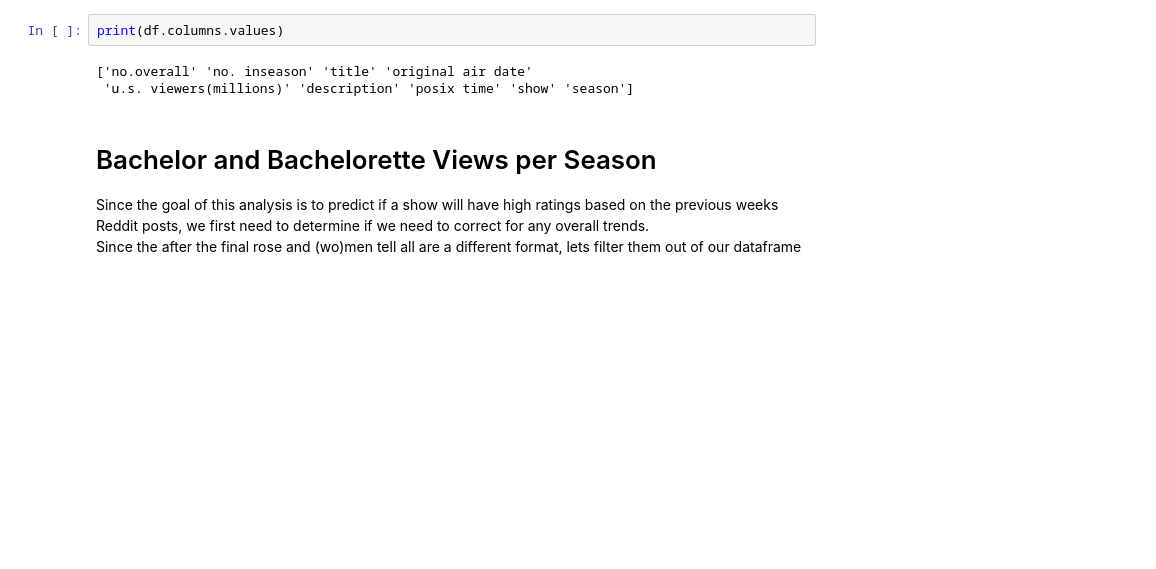
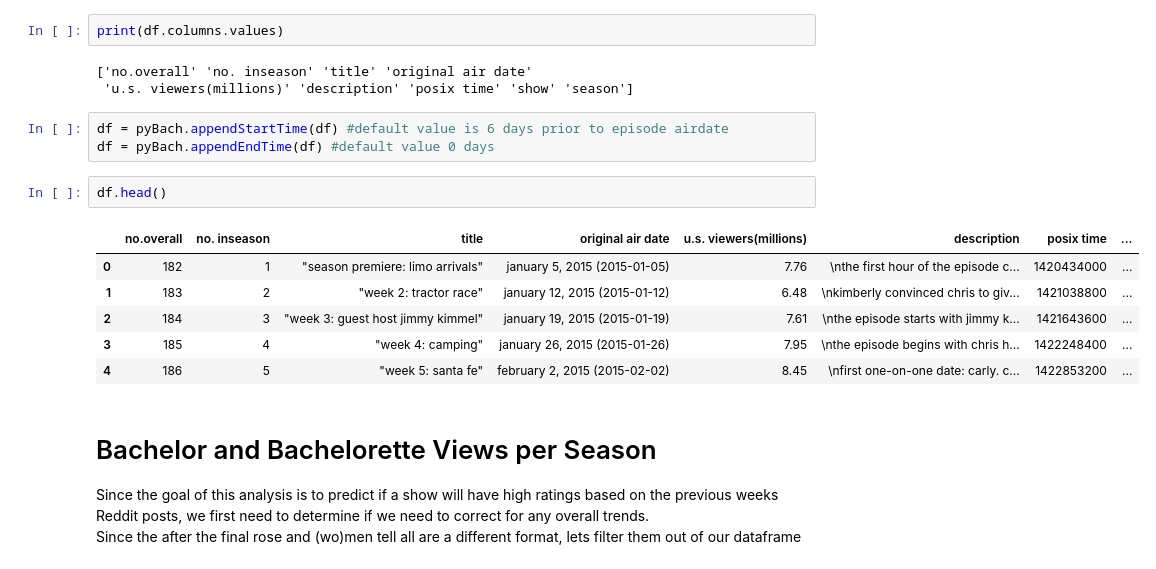
Before and after one commit to jlaw8504/alphaPRAW, a Jupyter notebook: Bachelor Analysis.ipynb, the cells around one changed output. Saved outputs shown, nothing was run; the diff lists cells and outputs as text; blank space fills up the shorter version.

```diff
--- a/Bachelor Analysis.ipynb
+++ b/Bachelor Analysis.ipynb
@@ -28,6 +28,18 @@ print(df.columns.values)
 # %% [output]
 ['no.overall' 'no. inseason' 'title' 'original air date'
  'u.s. viewers(millions)' 'description' 'posix time' 'show' 'season']
+# %%
+df = pyBach.appendStartTime(df) #default value is 6 days prior to episode airdate
+df = pyBach.appendEndTime(df) #default value 0 days
+# %%
+df.head()
+# %% [output]
+|  | no.overall | no. inseason | title | original air date | u.s. viewers(millions) | description | posix time | ... |
+| 0 | 182 | 1 | "season premiere: limo arrivals" | january 5, 2015 (2015-01-05) | 7.76 | \nthe first hour of the episode c... | 1420434000 | ... |
+| 1 | 183 | 2 | "week 2: tractor race" | january 12, 2015 (2015-01-12) | 6.48 | \nkimberly convinced chris to giv... | 1421038800 | ... |
+| 2 | 184 | 3 | "week 3: guest host jimmy kimmel" | january 19, 2015 (2015-01-19) | 7.61 | \nthe episode starts with jimmy k... | 1421643600 | ... |
+| 3 | 185 | 4 | "week 4: camping" | january 26, 2015 (2015-01-26) | 7.95 | \nthe episode begins with chris h... | 1422248400 | ... |
+| 4 | 186 | 5 | "week 5: santa fe" | february 2, 2015 (2015-02-02) | 8.45 | \nfirst one-on-one date: carly. c... | 1422853200 | ... |
 # %% [markdown]
 <H1>Bachelor and Bachelorette Views per Season</H1>
 Since the goal of this analysis is to predict if a show will have high ratings based on the previous weeks Reddit posts, we first need to determine if we need to correct for any overall trends.
```
Also changed, not shown: parts of 8 cells of this notebook, 2 other files.
